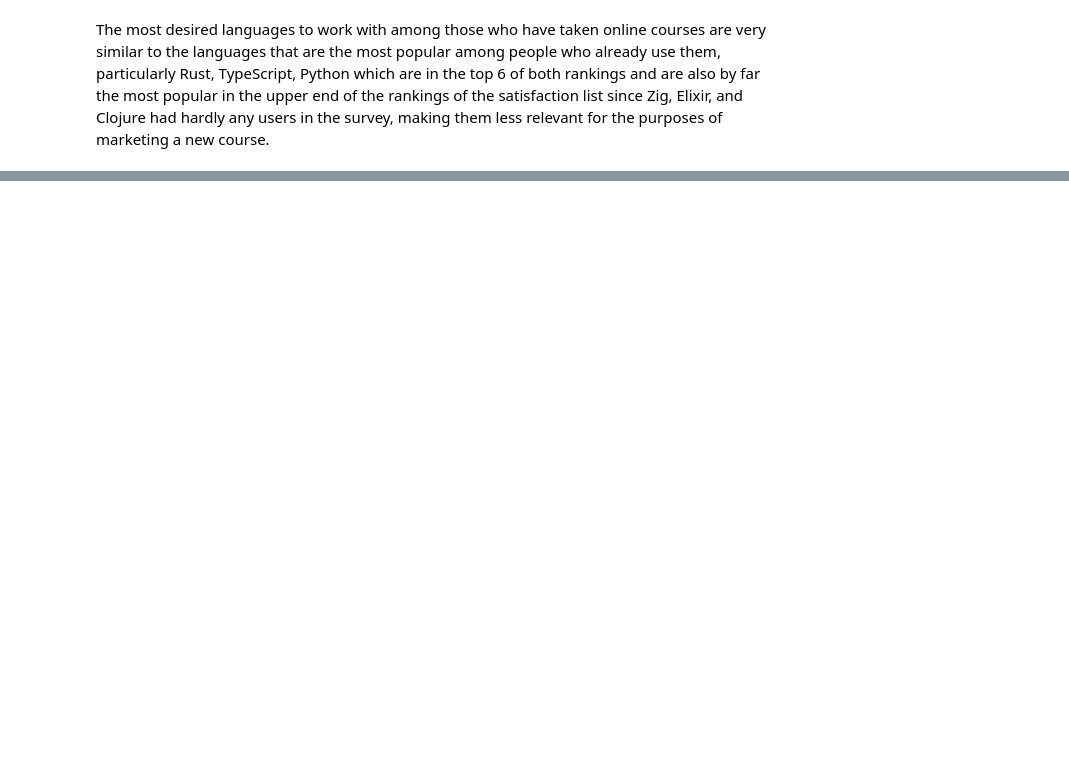
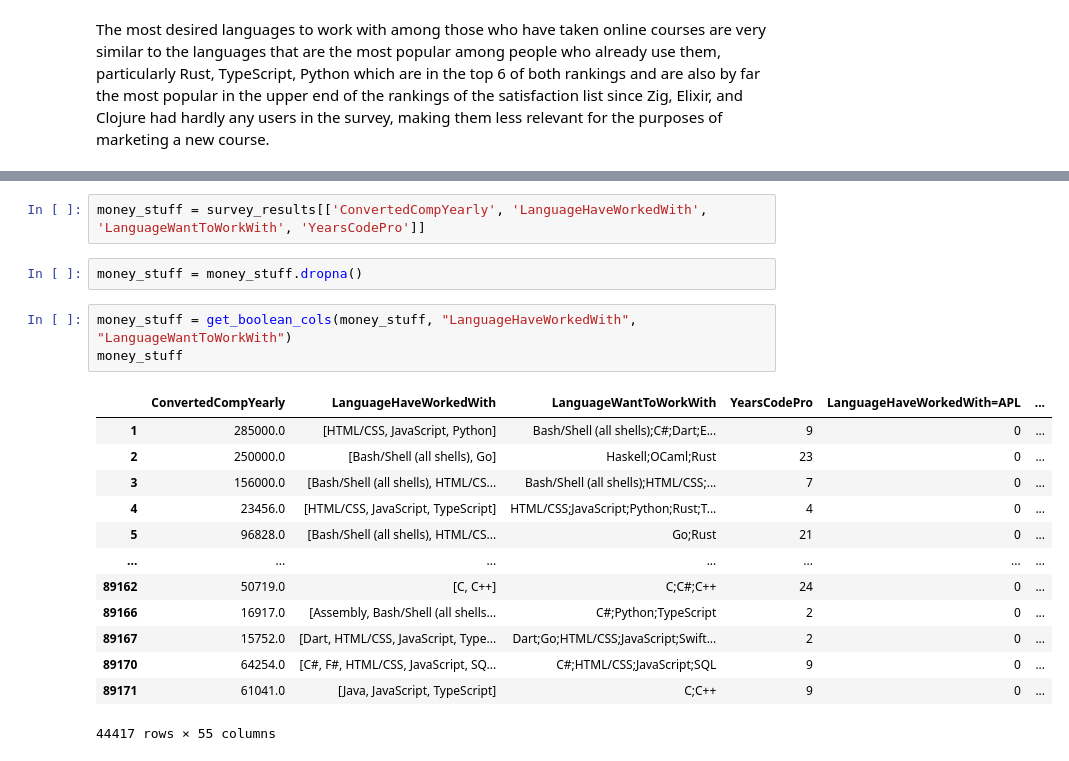
Before and after one commit to SarthakHa/stackoverflow-data-2023, a Jupyter notebook: analysis.ipynb, the cells around one changed output, grey strips where cells are left out. Drawn from its saved outputs; the diff is of its cells as text; blank space fills up the shorter version.

Commit message:
starting to look at correlations and things with money

```diff
--- a/analysis.ipynb
+++ b/analysis.ipynb
@@ -296,0 +299,21 @@ plt.show()
+# %%
+money_stuff = survey_results[['ConvertedCompYearly', 'LanguageHaveWorkedWith', 'LanguageWantToWorkWith', 'YearsCodePro']]
+# %%
+money_stuff = money_stuff.dropna()
+# %%
+money_stuff = get_boolean_cols(money_stuff, "LanguageHaveWorkedWith", "LanguageWantToWorkWith")
+money_stuff
+# %% [output]
+|  | ConvertedCompYearly | LanguageHaveWorkedWith | LanguageWantToWorkWith | YearsCodePro | LanguageHaveWorkedWith=APL | ... |
+| 1 | 285000.0 | [HTML/CSS, JavaScript, Python] | Bash/Shell (all shells);C#;Dart;E... | 9 | 0 | ... |
+| 2 | 250000.0 | [Bash/Shell (all shells), Go] | Haskell;OCaml;Rust | 23 | 0 | ... |
+| 3 | 156000.0 | [Bash/Shell (all shells), HTML/CS... | Bash/Shell (all shells);HTML/CSS;... | 7 | 0 | ... |
+| 4 | 23456.0 | [HTML/CSS, JavaScript, TypeScript] | HTML/CSS;JavaScript;Python;Rust;T... | 4 | 0 | ... |
+| 5 | 96828.0 | [Bash/Shell (all shells), HTML/CS... | Go;Rust | 21 | 0 | ... |
+| ... | ... | ... | ... | ... | ... | ... |
+| 89162 | 50719.0 | [C, C++] | C;C#;C++ | 24 | 0 | ... |
+| 89166 | 16917.0 | [Assembly, Bash/Shell (all shells... | C#;Python;TypeScript | 2 | 0 | ... |
+| 89167 | 15752.0 | [Dart, HTML/CSS, JavaScript, Type... | Dart;Go;HTML/CSS;JavaScript;Swift... | 2 | 0 | ... |
+| 89170 | 64254.0 | [C#, F#, HTML/CSS, JavaScript, SQ... | C#;HTML/CSS;JavaScript;SQL | 9 | 0 | ... |
+| 89171 | 61041.0 | [Java, JavaScript, TypeScript] | C;C++ | 9 | 0 | ... |
+44417 rows × 55 columns
```
Also changed, not shown: parts of 8 cells of this notebook.
